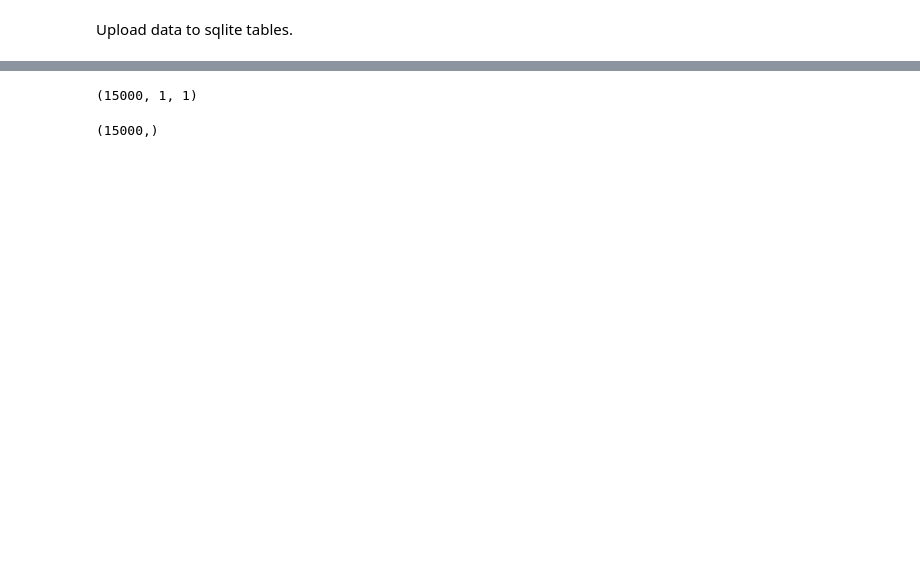
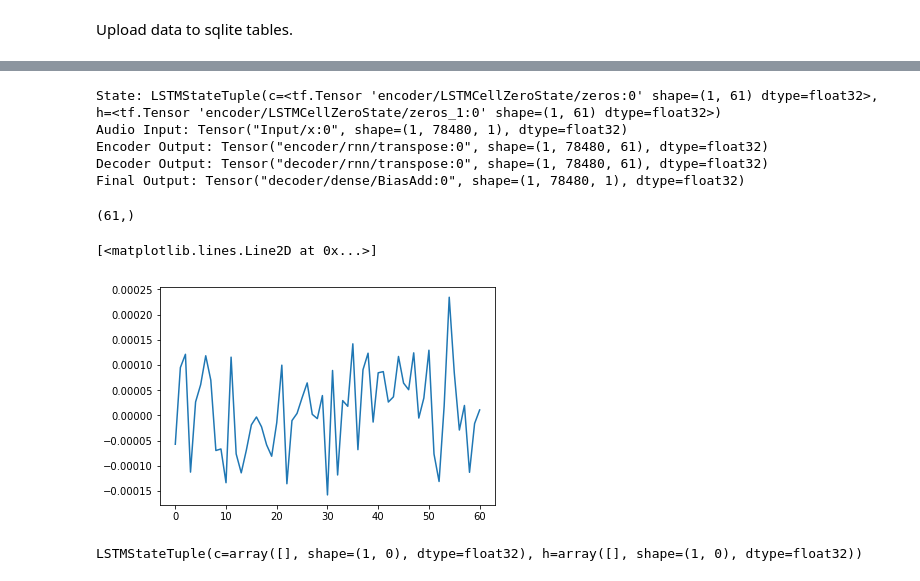
Before and after one commit to rkmalaiya/emotion_speech_perception, a Jupyter notebook: feature_extraction_lstm-with_batches_for_same_inputsample.ipynb, the cells around one changed output, grey strips where cells are left out. Drawn from its saved outputs; the diff is of its cells as text; code cells hidden in the pictures; blank space fills up the shorter version.

```diff
--- a/feature_extraction_lstm-with_batches_for_same_inputsample.ipynb
+++ b/feature_extraction_lstm-with_batches_for_same_inputsample.ipynb
@@ -18,7 +19,6 @@ dis.Audio("dataset/wav/Ses01F_impro01/Ses01F_impro01_F000.wav")
 # %% [output]
 [interactive output not drawn]
 # %%
-(sig,rate) = core.load("dataset/wav/Ses01F_impro01/Ses01F_impro01_F000.wav", sr = 8000)
-print(sig, rate)
-print(len(sig))
+(sig,rate) = core.load("dataset/wav/Ses01F_impro01/Ses01F_impro01_F011.wav", sr = 8000)
+print(sig, rate, len(sig))
 # %% [output]
@@ -31,8 +42,8 @@ dis.Audio(data = sig, rate = rate)
 # %%
-time_step = 15565
-hidden_layers = 1
-batch_size = 1000
+sigs = []
+sig = np.reshape(sig, (-1,1)) #clipping out the remaining signal that cannot be fully accomodated in the batch
 
-sig = np.reshape(sig[:-(time_step%batch_size)], (batch_size,-1, 1)) #clipping out the remaining signal that cannot be fully accomodated in the batch
-print(sig.shape)
+sigs.append(sig)
+sigs = np.asarray(sigs)
+print(sigs.shape)
 # %% [output]
@@ -111,6 +50,0 @@ class network(object):
-# %%
-sigs = []
-for i in range(batch_size):
-    sigs.append((sig[i,...])[np.newaxis,:])
-#for s in sigs:
-#    print(s.shape)
@@ -220,11 +134,24 @@ y = np.concatenate(y_pred_list)
-# %%
-y.shape
-# %% [output]
-(15000, 1, 1)
-# %%
-y = np.squeeze(y)
-y.shape
-# %% [output]
-(15000,)
+# %%
+Hyperparameters.start_training()
+# %% [output]
+State: LSTMStateTuple(c=<tf.Tensor 'encoder/LSTMCellZeroState/zeros:0' shape=(1, 61) dtype=float32>, h=<tf.Tensor 'encoder/LSTMCellZeroState/zeros_1:0' shape=(1, 61) dtype=float32>)
+Audio Input: Tensor("Input/x:0", shape=(1, 78480, 1), dtype=float32)
+Encoder Output: Tensor("encoder/rnn/transpose:0", shape=(1, 78480, 61), dtype=float32)
+Decoder Output: Tensor("decoder/rnn/transpose:0", shape=(1, 78480, 61), dtype=float32)
+Final Output: Tensor("decoder/dense/BiasAdd:0", shape=(1, 78480, 1), dtype=float32)
+# %%
+Data.enc_output = np.array(Data.enc_output)
+Data.enc_output.shape
+# %% [output]
+(61,)
+# %%
+plt.plot(Data.enc_output[0])
+# %% [output]
+[<matplotlib.lines.Line2D at 0x...>]
+[figure, added]
+# %%
+Data.state
+# %% [output]
+LSTMStateTuple(c=array([], shape=(1, 0), dtype=float32), h=array([], shape=(1, 0), dtype=float32))
 # %%
 dis.Audio(data = y, rate = rate)
```
Also changed, not shown: parts of 16 cells of this notebook.
